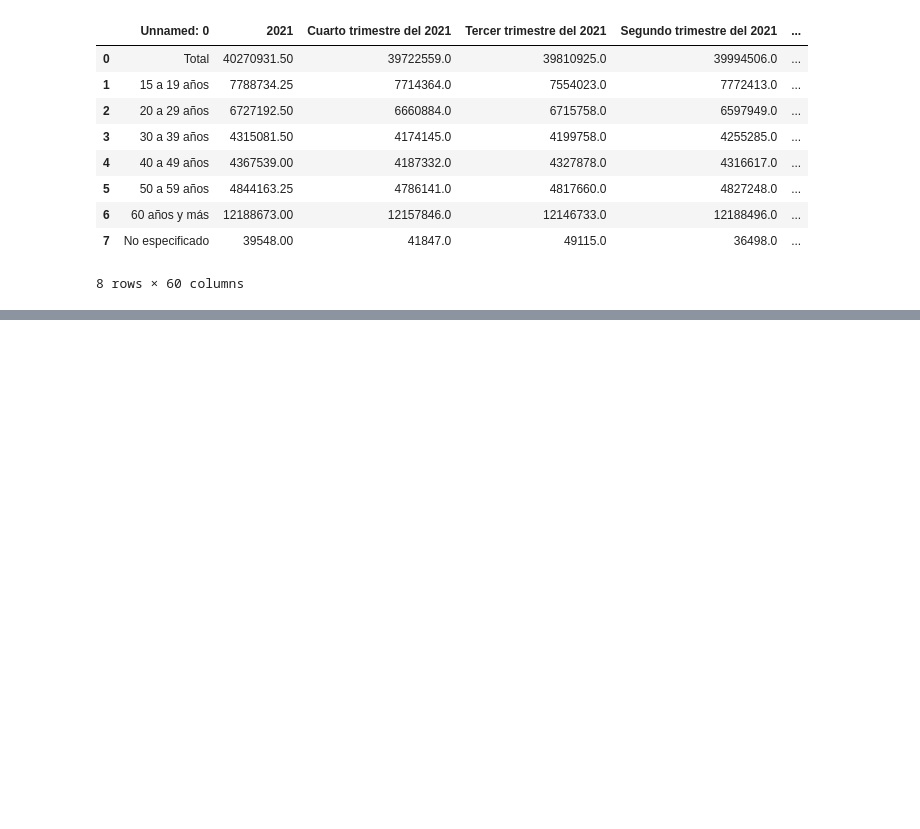
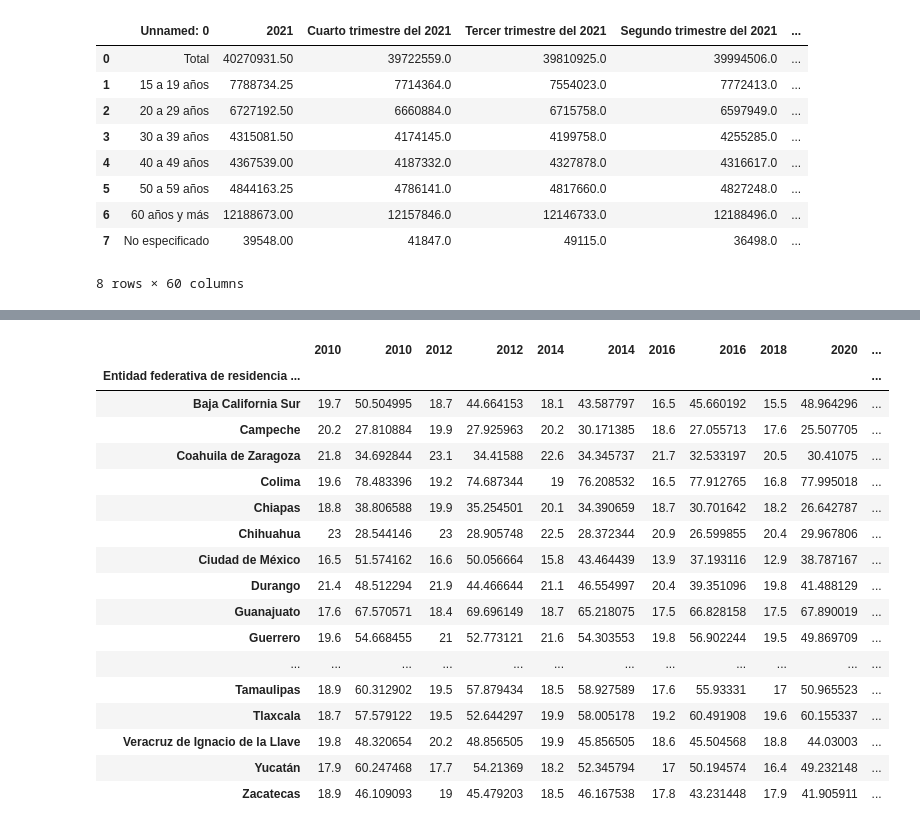
Before and after one commit to SaraElizabethGarciaCajero/Proyecto-ASE-I, a Jupyter notebook: S_ASE1.ipynb, the cells around one changed output, grey strips where cells are left out. Saved outputs shown, nothing was run; the diff lists cells and outputs as text; code cells hidden in the pictures; blank space fills up the shorter version.

```diff
--- a/S_ASE1.ipynb
+++ b/S_ASE1.ipynb
@@ -612,0 +915,3 @@ df_p1
+# %%
+df_Pobrezayembarazo=pd.read_excel("ConclusionASE_Pobreza.xlsx", header=0)
+df_Pobrezayembarazo#En esta base de datos lo que podemos observar es la combinación de ambas variables a analizar
@@ -612,0 +958,3 @@ df_p1
+# %%
+df_R1conclusion= df_Pobrezayembarazo.set_index('Entidad federativa de residencia habitual de la madre')
+df_R1conclusion
@@ -612,0 +980,22 @@ df_p1
+# %%
+df_R1conclusion.drop(df_R1conclusion.index[0], inplace=True)
+df_R1conclusion
+# %% [output]
+|  | 2010 | 2010 | 2012 | 2012 | 2014 | 2014 | 2016 | 2016 | 2018 | 2020 | ... |
+| Entidad federativa de residencia ... |  |  |  |  |  |  |  |  |  |  | ... |
+| Baja California Sur | 19.7 | 50.504995 | 18.7 | 44.664153 | 18.1 | 43.587797 | 16.5 | 45.660192 | 15.5 | 48.964296 | ... |
+| Campeche | 20.2 | 27.810884 | 19.9 | 27.925963 | 20.2 | 30.171385 | 18.6 | 27.055713 | 17.6 | 25.507705 | ... |
+| Coahuila de Zaragoza | 21.8 | 34.692844 | 23.1 | 34.41588 | 22.6 | 34.345737 | 21.7 | 32.533197 | 20.5 | 30.41075 | ... |
+| Colima | 19.6 | 78.483396 | 19.2 | 74.687344 | 19 | 76.208532 | 16.5 | 77.912765 | 16.8 | 77.995018 | ... |
+| Chiapas | 18.8 | 38.806588 | 19.9 | 35.254501 | 20.1 | 34.390659 | 18.7 | 30.701642 | 18.2 | 26.642787 | ... |
+| Chihuahua | 23 | 28.544146 | 23 | 28.905748 | 22.5 | 28.372344 | 20.9 | 26.599855 | 20.4 | 29.967806 | ... |
+| Ciudad de México | 16.5 | 51.574162 | 16.6 | 50.056664 | 15.8 | 43.464439 | 13.9 | 37.193116 | 12.9 | 38.787167 | ... |
+| Durango | 21.4 | 48.512294 | 21.9 | 44.466644 | 21.1 | 46.554997 | 20.4 | 39.351096 | 19.8 | 41.488129 | ... |
+| Guanajuato | 17.6 | 67.570571 | 18.4 | 69.696149 | 18.7 | 65.218075 | 17.5 | 66.828158 | 17.5 | 67.890019 | ... |
+| Guerrero | 19.6 | 54.668455 | 21 | 52.773121 | 21.6 | 54.303553 | 19.8 | 56.902244 | 19.5 | 49.869709 | ... |
+| ... | ... | ... | ... | ... | ... | ... | ... | ... | ... | ... | ... |
+| Tamaulipas | 18.9 | 60.312902 | 19.5 | 57.879434 | 18.5 | 58.927589 | 17.6 | 55.93331 | 17 | 50.965523 | ... |
+| Tlaxcala | 18.7 | 57.579122 | 19.5 | 52.644297 | 19.9 | 58.005178 | 19.2 | 60.491908 | 19.6 | 60.155337 | ... |
+| Veracruz de Ignacio de la Llave | 19.8 | 48.320654 | 20.2 | 48.856505 | 19.9 | 45.856505 | 18.6 | 45.504568 | 18.8 | 44.03003 | ... |
+| Yucatán | 17.9 | 60.247468 | 17.7 | 54.21369 | 18.2 | 52.345794 | 17 | 50.194574 | 16.4 | 49.232148 | ... |
+| Zacatecas | 18.9 | 46.109093 | 19 | 45.479203 | 18.5 | 46.167538 | 17.8 | 43.231448 | 17.9 | 41.905911 | ... |
```
Also changed, not shown: parts of 27 cells of this notebook.
